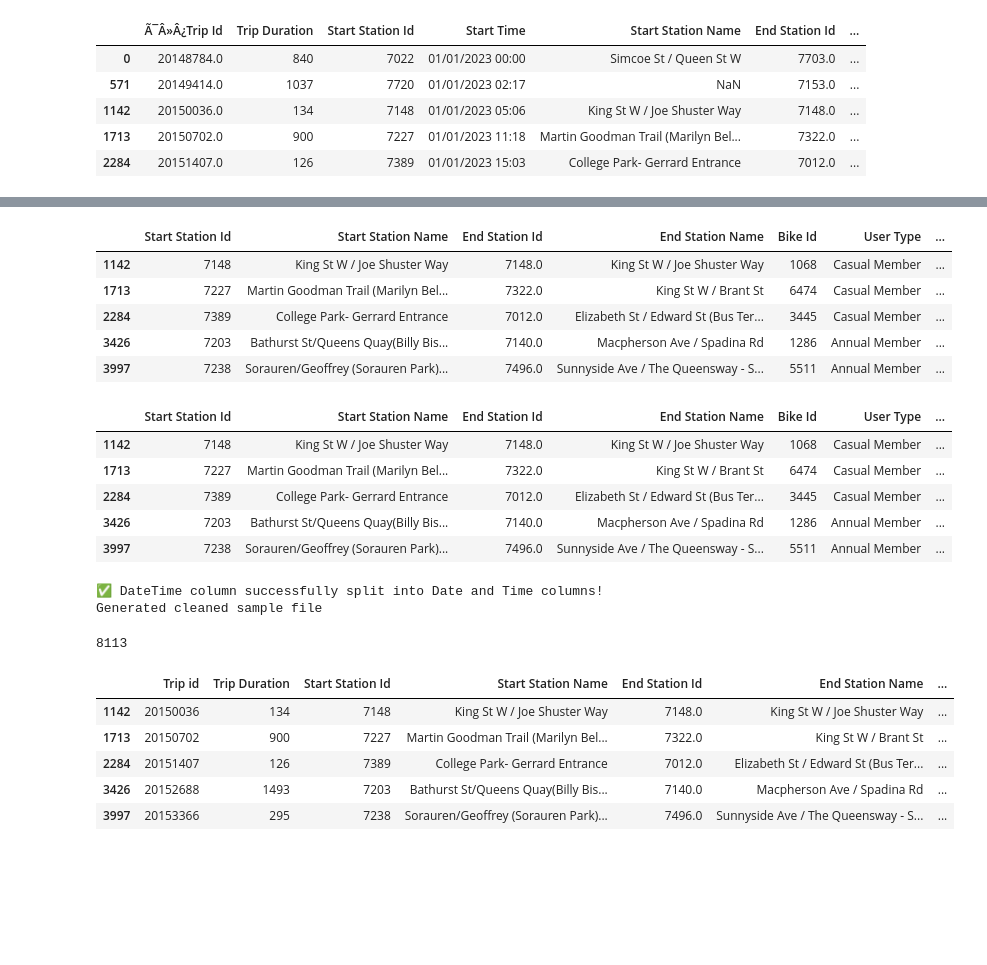
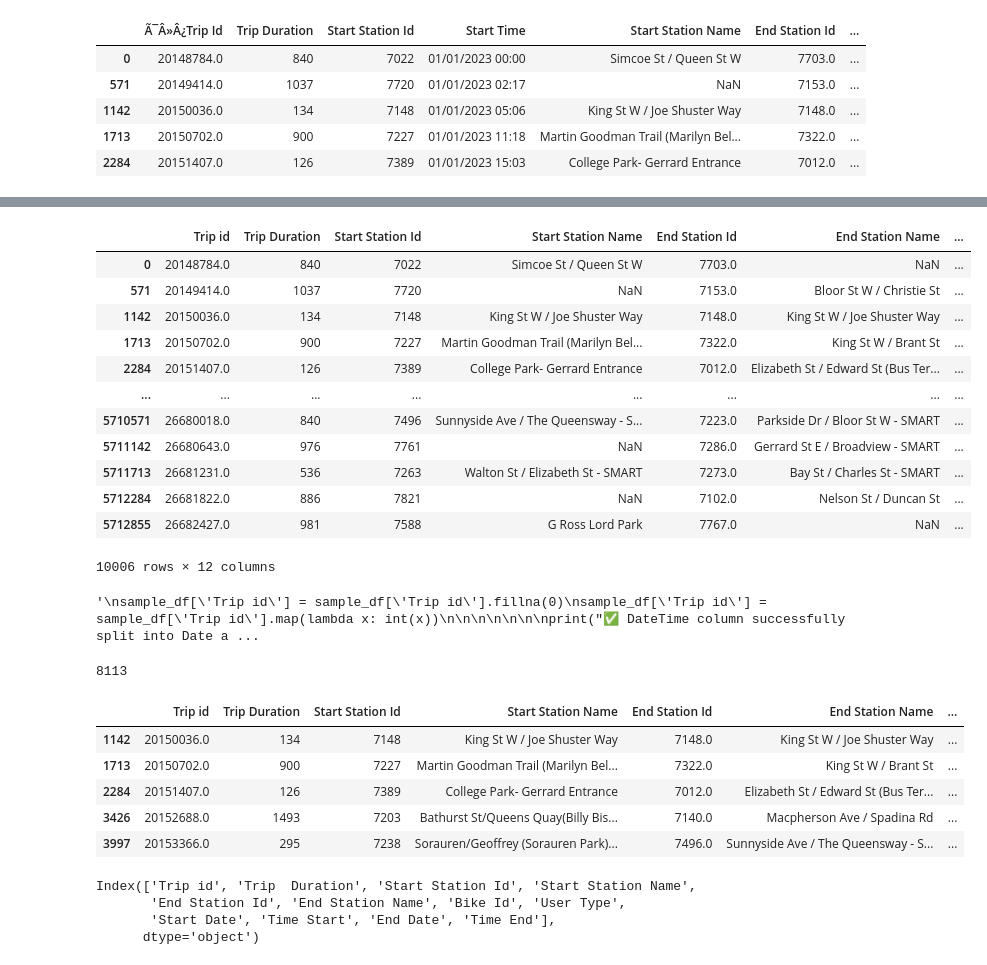
Before and after one commit to ConstCorrectness/toronto-bikeshare-2024, a Jupyter notebook: main.ipynb, the cells around one changed output, grey strips where cells are left out. Drawn from its saved outputs; the diff is of its cells as text; code cells hidden in the pictures; blank space fills up the shorter version.

```diff
--- a/main.ipynb
+++ b/main.ipynb
@@ -237,15 +261,23 @@ if ('Start Date' not in sample_df.columns and 'End Date' not in sample_df.column
 # %%
-#Replace column name Trip id with Trip Id
+#Rename columns for better functionality
 sample_df.columns = ['Trip id'] + list(sample_df.columns[1:])
-sample_df = sample_df.drop(columns='Trip id')
-sample_df.head()
+
+sample_df = sample_df.fillna({'Trip id': 0})#sample_df = sample_df.drop(columns='Trip id')
+sample_df
 # %% [output]
-|  | Start Station Id | Start Station Name | End Station Id | End Station Name | Bike Id | User Type | ... |
-| 1142 | 7148 | King St W / Joe Shuster Way | 7148.0 | King St W / Joe Shuster Way | 1068 | Casual Member | ... |
-| 1713 | 7227 | Martin Goodman Trail (Marilyn Bel... | 7322.0 | King St W / Brant St | 6474 | Casual Member | ... |
-| 2284 | 7389 | College Park- Gerrard Entrance | 7012.0 | Elizabeth St / Edward St (Bus Ter... | 3445 | Casual Member | ... |
-| 3426 | 7203 | Bathurst St/Queens Quay(Billy Bis... | 7140.0 | Macpherson Ave / Spadina Rd | 1286 | Annual Member | ... |
-| 3997 | 7238 | Sorauren/Geoffrey (Sorauren Park)... | 7496.0 | Sunnyside Ave / The Queensway - S... | 5511 | Annual Member | ... |
+|  | Trip id | Trip Duration | Start Station Id | Start Station Name | End Station Id | End Station Name | ... |
+| 0 | 20148784.0 | 840 | 7022 | Simcoe St / Queen St W | 7703.0 | NaN | ... |
+| 571 | 20149414.0 | 1037 | 7720 | NaN | 7153.0 | Bloor St W / Christie St | ... |
+| 1142 | 20150036.0 | 134 | 7148 | King St W / Joe Shuster Way | 7148.0 | King St W / Joe Shuster Way | ... |
+| 1713 | 20150702.0 | 900 | 7227 | Martin Goodman Trail (Marilyn Bel... | 7322.0 | King St W / Brant St | ... |
+| 2284 | 20151407.0 | 126 | 7389 | College Park- Gerrard Entrance | 7012.0 | Elizabeth St / Edward St (Bus Ter... | ... |
+| ... | ... | ... | ... | ... | ... | ... | ... |
+| 5710571 | 26680018.0 | 840 | 7496 | Sunnyside Ave / The Queensway - S... | 7223.0 | Parkside Dr / Bloor St W - SMART | ... |
+| 5711142 | 26680643.0 | 976 | 7761 | NaN | 7286.0 | Gerrard St E / Broadview - SMART | ... |
+| 5711713 | 26681231.0 | 536 | 7263 | Walton St / Elizabeth St - SMART | 7273.0 | Bay St / Charles St - SMART | ... |
+| 5712284 | 26681822.0 | 886 | 7821 | NaN | 7102.0 | Nelson St / Duncan St | ... |
+| 5712855 | 26682427.0 | 981 | 7588 | G Ross Lord Park | 7767.0 | NaN | ... |
+10006 rows × 12 columns
 # %%
 
 #Remove any rows with nan values
@@ -253,18 +285,14 @@ sample_df.head()
 sample_df = sample_df.dropna(subset=['Start Station Name', 'End Station Name'])
 sample_df.isnull().sum()
 sample_df.head()
+
+#Test to see if Trip ID column had 0 filled in on the nan rows
+sample_df.to_csv("datasets/test.csv", index = False)
-# %% [output]
-|  | Start Station Id | Start Station Name | End Station Id | End Station Name | Bike Id | User Type | ... |
-| 1142 | 7148 | King St W / Joe Shuster Way | 7148.0 | King St W / Joe Shuster Way | 1068 | Casual Member | ... |
-| 1713 | 7227 | Martin Goodman Trail (Marilyn Bel... | 7322.0 | King St W / Brant St | 6474 | Casual Member | ... |
-| 2284 | 7389 | College Park- Gerrard Entrance | 7012.0 | Elizabeth St / Edward St (Bus Ter... | 3445 | Casual Member | ... |
-| 3426 | 7203 | Bathurst St/Queens Quay(Billy Bis... | 7140.0 | Macpherson Ave / Spadina Rd | 1286 | Annual Member | ... |
-| 3997 | 7238 | Sorauren/Geoffrey (Sorauren Park)... | 7496.0 | Sunnyside Ave / The Queensway - S... | 5511 | Annual Member | ... |
 # %%
 
 
 
-
+"""
 sample_df['Trip id'] = sample_df['Trip id'].fillna(0)
 sample_df['Trip id'] = sample_df['Trip id'].map(lambda x: int(x))
 
@@ -277,9 +305,9 @@ print("✅ DateTime column successfully split into Date and Time columns!")
 
 sample_df.to_csv("datasets/final_sample.csv", index=False)
 print("Generated cleaned sample file")
+"""
 # %% [output]
-✅ DateTime column successfully split into Date and Time columns!
-Generated cleaned sample file
+'\nsample_df[\'Trip id\'] = sample_df[\'Trip id\'].fillna(0)\nsample_df[\'Trip id\'] = sample_df[\'Trip id\'].map(lambda x: int(x))\n\n\n\n\n\n\nprint("✅ DateTime column successfully split into Date a ...
 # %%
 #Print final
 print(f"{len(sample_df)}")
@@ -287,8 +315,15 @@ sample_df.head()
 # %% [output]
 8113
 |  | Trip id | Trip Duration | Start Station Id | Start Station Name | End Station Id | End Station Name | ... |
-| 1142 | 20150036 | 134 | 7148 | King St W / Joe Shuster Way | 7148.0 | King St W / Joe Shuster Way | ... |
-| 1713 | 20150702 | 900 | 7227 | Martin Goodman Trail (Marilyn Bel... | 7322.0 | King St W / Brant St | ... |
-| 2284 | 20151407 | 126 | 7389 | College Park- Gerrard Entrance | 7012.0 | Elizabeth St / Edward St (Bus Ter... | ... |
-| 3426 | 20152688 | 1493 | 7203 | Bathurst St/Queens Quay(Billy Bis... | 7140.0 | Macpherson Ave / Spadina Rd | ... |
-| 3997 | 20153366 | 295 | 7238 | Sorauren/Geoffrey (Sorauren Park)... | 7496.0 | Sunnyside Ave / The Queensway - S... | ... |
+| 1142 | 20150036.0 | 134 | 7148 | King St W / Joe Shuster Way | 7148.0 | King St W / Joe Shuster Way | ... |
+| 1713 | 20150702.0 | 900 | 7227 | Martin Goodman Trail (Marilyn Bel... | 7322.0 | King St W / Brant St | ... |
+| 2284 | 20151407.0 | 126 | 7389 | College Park- Gerrard Entrance | 7012.0 | Elizabeth St / Edward St (Bus Ter... | ... |
+| 3426 | 20152688.0 | 1493 | 7203 | Bathurst St/Queens Quay(Billy Bis... | 7140.0 | Macpherson Ave / Spadina Rd | ... |
+| 3997 | 20153366.0 | 295 | 7238 | Sorauren/Geoffrey (Sorauren Park)... | 7496.0 | Sunnyside Ave / The Queensway - S... | ... |
+# %%
+print(sample_df.columns)
+# %% [output]
+Index(['Trip id', 'Trip  Duration', 'Start Station Id', 'Start Station Name',
+       'End Station Id', 'End Station Name', 'Bike Id', 'User Type',
+       'Start Date', 'Time Start', 'End Date', 'Time End'],
+      dtype='object')
```
Also changed, not shown: parts of 19 cells of this notebook, 3 other files.
